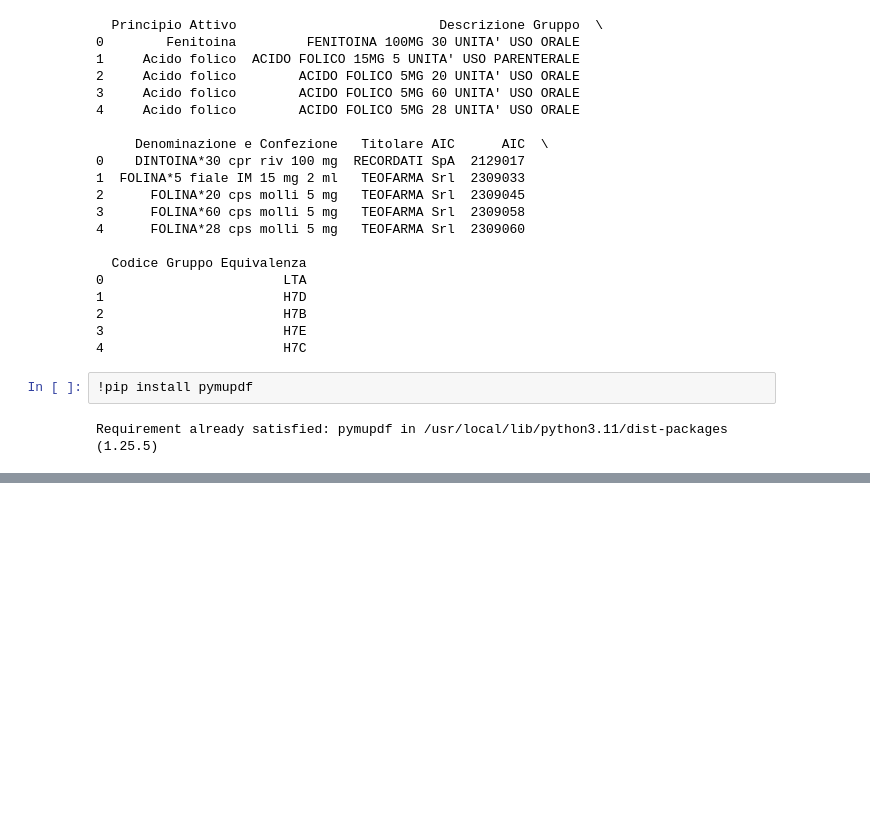
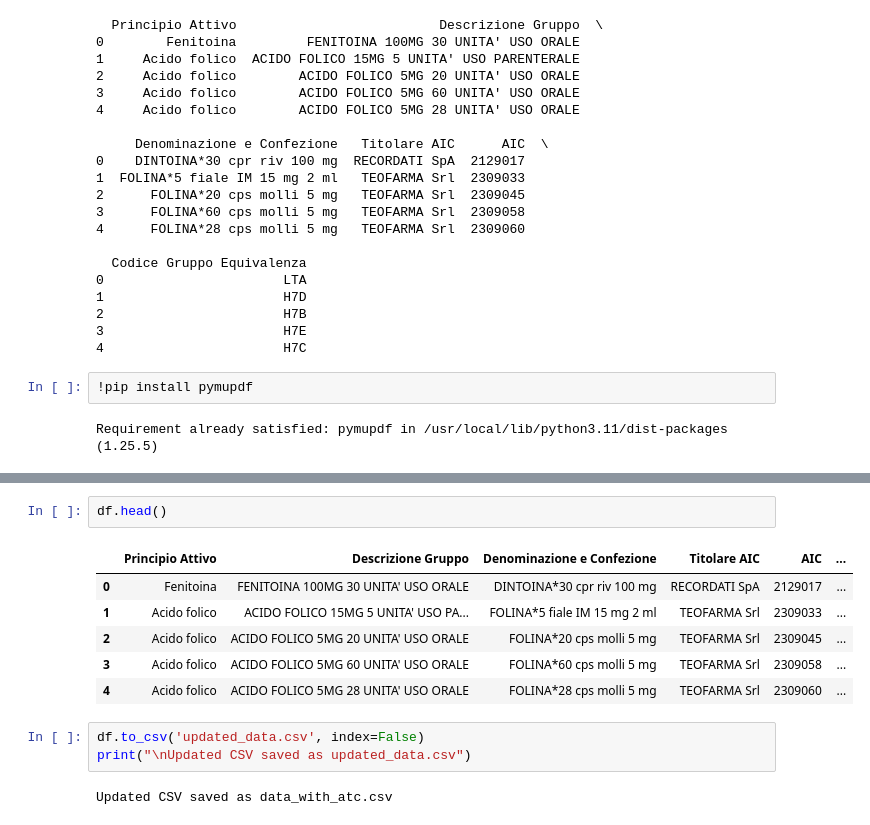
Before and after one commit to thisishasan/prog_mod_b, a Jupyter notebook: code.ipynb, the cells around one changed output, grey strips where cells are left out. Saved outputs shown, nothing was run; the diff lists cells and outputs as text; blank space fills up the shorter version.

```diff
--- a/code.ipynb
+++ b/code.ipynb
@@ -159,0 +168,14 @@ Nessuna istruzione partic...
+# %%
+df.head()
+# %% [output]
+|  | Principio Attivo | Descrizione Gruppo | Denominazione e Confezione | Titolare AIC | AIC | ... |
+| 0 | Fenitoina | FENITOINA 100MG 30 UNITA' USO ORALE | DINTOINA*30 cpr riv 100 mg | RECORDATI SpA | 2129017 | ... |
+| 1 | Acido folico | ACIDO FOLICO 15MG 5 UNITA' USO PA... | FOLINA*5 fiale IM 15 mg 2 ml | TEOFARMA Srl | 2309033 | ... |
+| 2 | Acido folico | ACIDO FOLICO 5MG 20 UNITA' USO ORALE | FOLINA*20 cps molli 5 mg | TEOFARMA Srl | 2309045 | ... |
+| 3 | Acido folico | ACIDO FOLICO 5MG 60 UNITA' USO ORALE | FOLINA*60 cps molli 5 mg | TEOFARMA Srl | 2309058 | ... |
+| 4 | Acido folico | ACIDO FOLICO 5MG 28 UNITA' USO ORALE | FOLINA*28 cps molli 5 mg | TEOFARMA Srl | 2309060 | ... |
+# %%
+df.to_csv('updated_data.csv', index=False)
+print("\nUpdated CSV saved as updated_data.csv")
+# %% [output]
+Updated CSV saved as data_with_atc.csv
```
Also changed, not shown: parts of 2 cells of this notebook.
